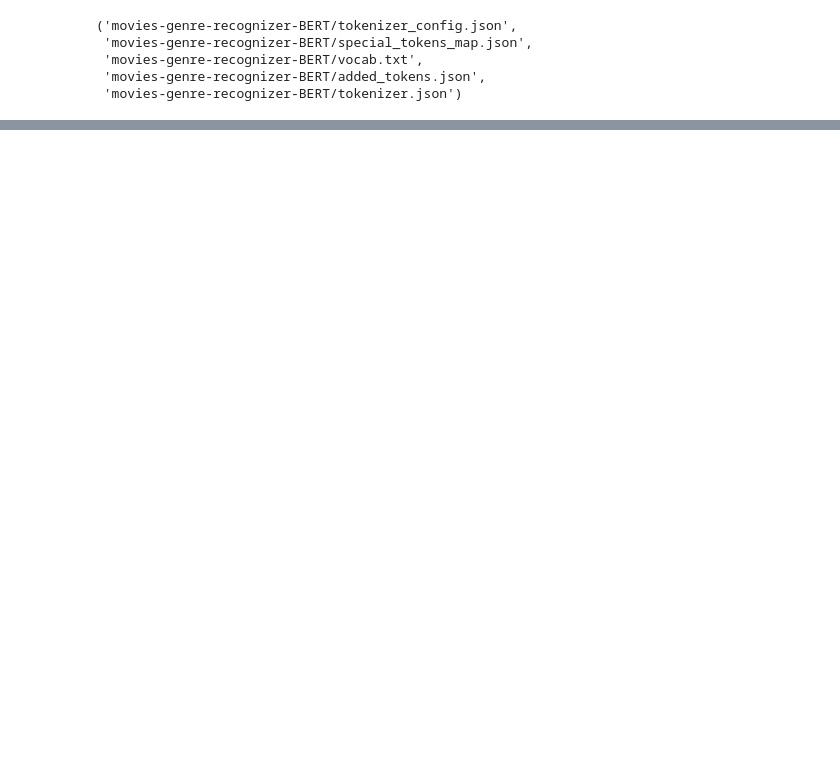
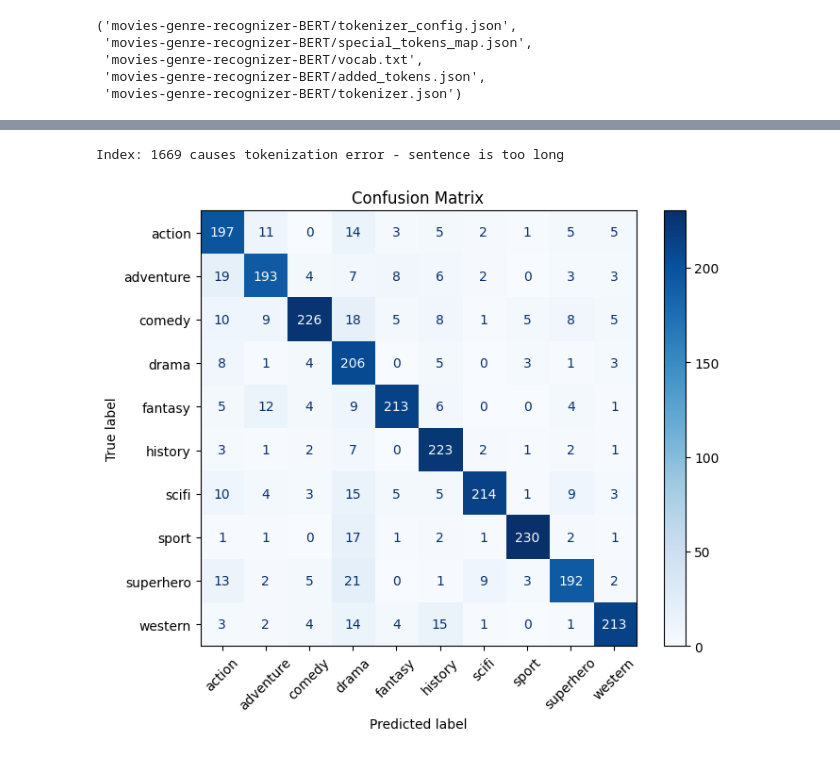
Before and after one commit to tiost100/Movie-Genre-Recognition, a Jupyter notebook: bert_classifier.ipynb, the cells around one changed output, grey strips where cells are left out. Cells and saved outputs as stored; diff of their text form; code cells hidden in the pictures; blank space fills up the shorter version.

Commit message:
update: confusion matrix

```diff
--- a/bert_classifier.ipynb
+++ b/bert_classifier.ipynb
@@ -429,0 +443,36 @@ nlp("you try out for the village people?")
+# %%
+y_preds = []
+
+#This creates a list of predictions of the Test Data without the index that causes the tokenization problem.
+for i in range(len(test_splits)):
+  try:
+    y_preds.append(nlp(test_splits[i])[0]['label'])
+  except:
+    print(f"Index: {i} causes tokenization error - sentence is too long")
+# %% [output]
+Index: 1669 causes tokenization error - sentence is too long
+# %%
+test_genres = []
+
+#This creates a list of the Genres of the Test Data without the index that causes the tokenization problem.
+for i in range(len(test_labels)):
+  if i != 1699:
+    test_genres.append(id2label[test_labels[i]])
+# %%
+# creates the Confusion Matrix
+import matplotlib.pyplot as plt
+from sklearn.metrics import confusion_matrix, ConfusionMatrixDisplay
+
+y_true = test_genres
+y_pred = y_preds
+
+fig, ax = plt.subplots(figsize=(7.5, 6))
+
+cm = confusion_matrix(y_true, y_pred)
+disp = ConfusionMatrixDisplay(confusion_matrix=cm, display_labels=["action", "adventure", "comedy", "drama", "fantasy", "history", "scifi", "sport", "superhero", "western"])
+disp.plot(cmap='Blues', ax=ax, xticks_rotation=45)
+
+plt.title('Confusion Matrix')
+plt.show()
+# %% [output]
+[figure, added]
```
Also changed, not shown: parts of 20 cells of this notebook.
